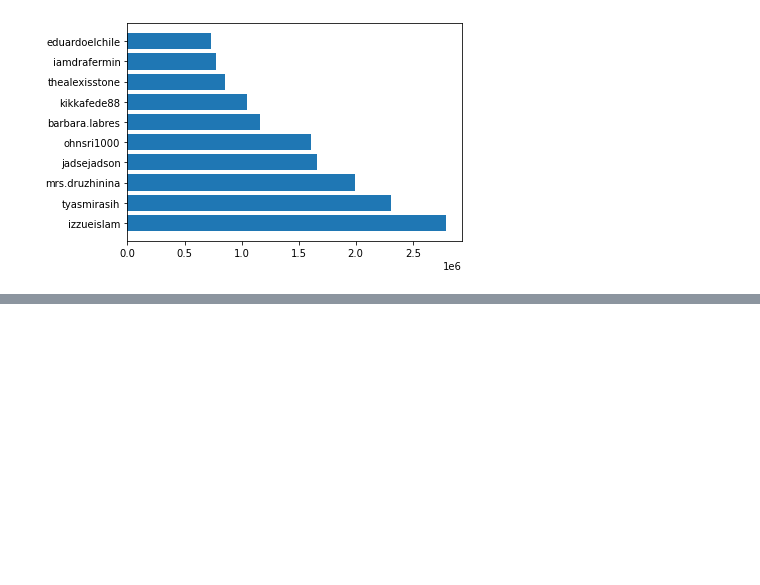
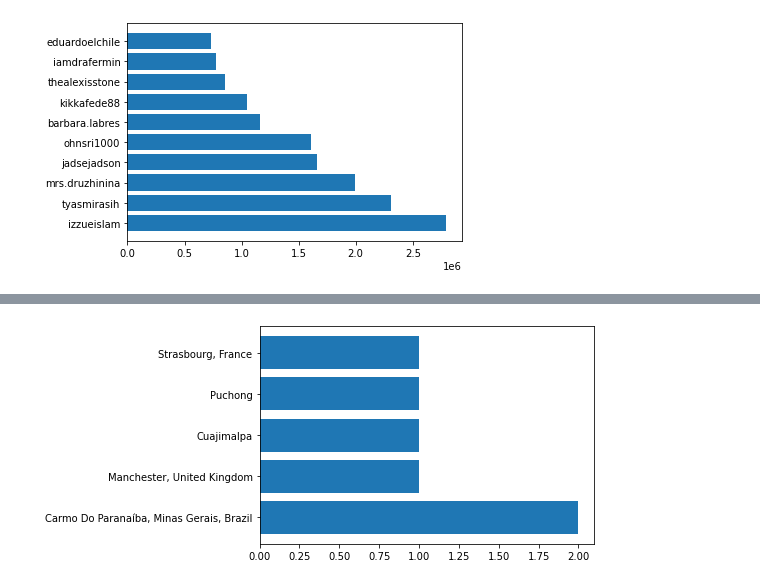
Before and after one commit to GiacomoBelliniStudent/ADM-HW2, a Jupyter notebook: main.ipynb, the cells around one changed output, grey strips where cells are left out. Saved outputs shown, nothing was run; the diff lists cells and outputs as text; code cells hidden in the pictures; blank space fills up the shorter version.

```diff
--- a/main.ipynb
+++ b/main.ipynb
@@ -457,3 +458,18 @@ top_ten_most_popular_profiles.loc[top_ten_most_popular_profiles['followers'] ==
 | 5424 | 4190972 | 29875130 | izzueislam | Izzue Islam | ☎️: +60129111241 @awinnurin\n📧: i... | 179.0 | 2793338.0 | 5289.0 | ... |
 # %%
 # Have they posted anything with tagged locations? Extract the most frequent areas on their posts and plot the number of times each city has been visited.
+posts_milion = posts.get_chunk(4000000)
+# %%
+locations = pd.read_csv('../Datasets/instagram_locations.csv', sep='\t')
+# %%
+posts_of_top_profiles = posts_milion[posts_milion['profile_id'].isin(top_ten_most_popular_profiles['profile_id'])]
+posts_of_top_profiles[posts_of_top_profiles['location_id'].notnull()]
+locations_count = posts_of_top_profiles.groupby(['location_id'])['location_id'].count().reset_index(name='location_count')
+most_frequent_areas = locations.loc[locations['id'].isin(locations_count['location_id'])][['id','city']].rename(columns = {'id':'location_id'})
+# %%
+cities_counts = pd.merge(locations_count, most_frequent_areas, on="location_id")
+fig, ax = plt.subplots()
+ax.barh(cities_counts.city, cities_counts.location_count)
+plt.show()
+# %% [output]
+[figure, added]
```
Also changed, not shown: parts of 2 cells of this notebook.
